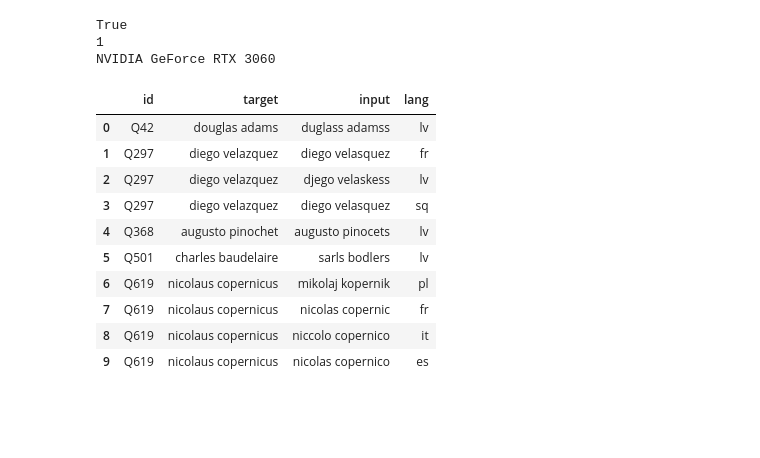
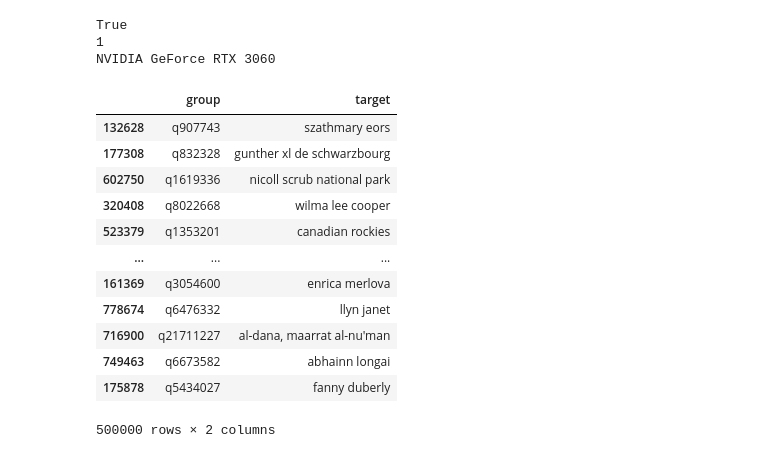
Before and after one commit to AndreBruecke/master-seq2seq, a Jupyter notebook: embeddings/notebooks/Master_NaMa.ipynb, the cells around one changed output. Drawn from its saved outputs; the diff is of its cells as text; code cells hidden in the pictures; blank space fills up the shorter version.

```diff
--- a/embeddings/notebooks/Master_NaMa.ipynb
+++ b/embeddings/notebooks/Master_NaMa.ipynb
@@ -26,19 +26,24 @@ True
 1
 NVIDIA GeForce RTX 3060
 # %%
-df = pd.read_csv('/thesis/data/wikidata_person_to_en_norm.csv', sep='|', encoding='utf-8')
-df.head(10)
+df = pd.read_csv('/thesis/data/nama_embeddings_train.csv', sep='|', encoding='utf-8')
+df = df.dropna()
+df = df[df['target'].str.len() < 30]
+df = df.sample(500000, random_state=1000)
+df
 # %% [output]
-|  | id | target | input | lang |
-| 0 | Q42 | douglas adams | duglass adamss | lv |
-| 1 | Q297 | diego velazquez | diego velasquez | fr |
-| 2 | Q297 | diego velazquez | djego velaskess | lv |
-| 3 | Q297 | diego velazquez | diego velasquez | sq |
-| 4 | Q368 | augusto pinochet | augusto pinocets | lv |
-| 5 | Q501 | charles baudelaire | sarls bodlers | lv |
-| 6 | Q619 | nicolaus copernicus | mikolaj kopernik | pl |
-| 7 | Q619 | nicolaus copernicus | nicolas copernic | fr |
-| 8 | Q619 | nicolaus copernicus | niccolo copernico | it |
-| 9 | Q619 | nicolaus copernicus | nicolas copernico | es |
+|  | group | target |
+| 132628 | q907743 | szathmary eors |
+| 177308 | q832328 | gunther xl de schwarzbourg |
+| 602750 | q1619336 | nicoll scrub national park |
+| 320408 | q8022668 | wilma lee cooper |
+| 523379 | q1353201 | canadian rockies |
+| ... | ... | ... |
+| 161369 | q3054600 | enrica merlova |
+| 778674 | q6476332 | llyn janet |
+| 716900 | q21711227 | al-dana, maarrat al-nu'man |
+| 749463 | q6673582 | abhainn longai |
+| 175878 | q5434027 | fanny duberly |
+500000 rows × 2 columns
 # %%
 training_data = nama.from_df(
```
Also changed, not shown: parts of 4 cells of this notebook, 1 other file.
